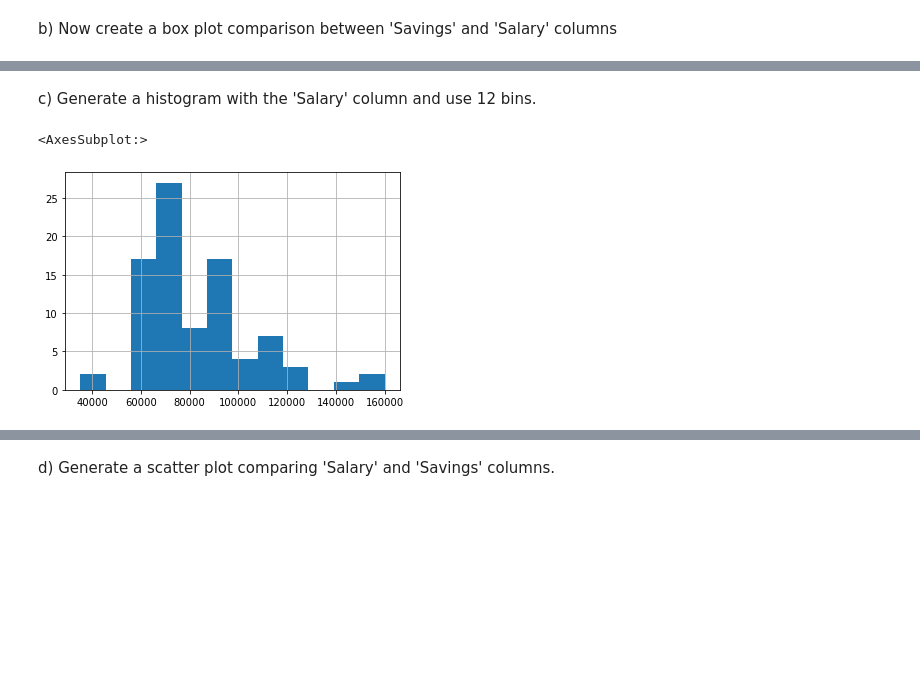
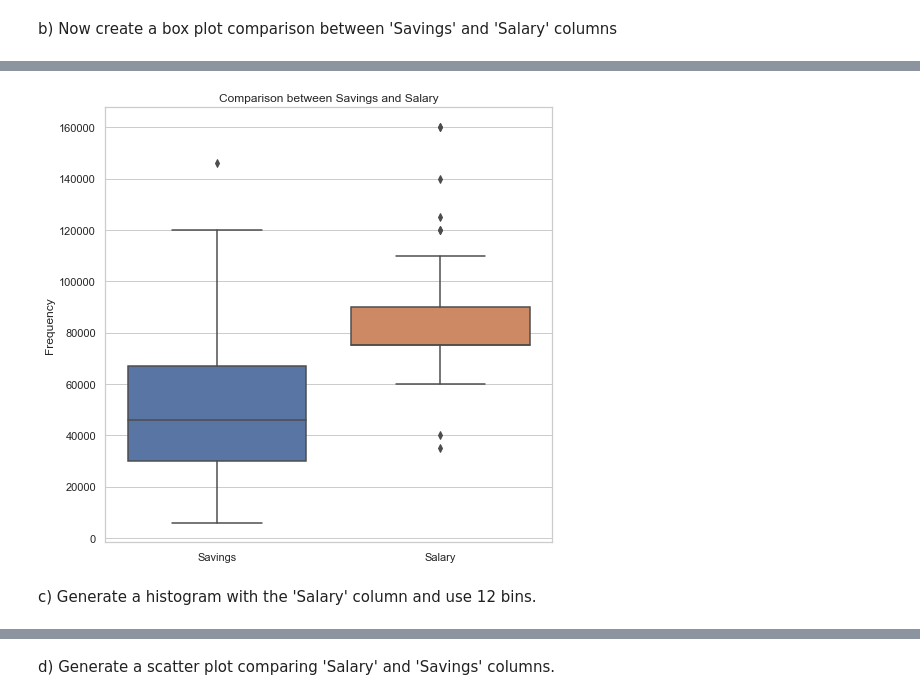
Before and after one commit to clarenochieng/ADS-Assignment-1, a Jupyter notebook: Pandas Assignment.ipynb, the cells around one changed output, grey strips where cells are left out. Saved outputs shown, nothing was run; the diff lists cells and outputs as text; code cells hidden in the pictures; blank space fills up the shorter version.

```diff
--- a/Pandas Assignment.ipynb
+++ b/Pandas Assignment.ipynb
@@ -219,8 +228,12 @@ alumni.boxplot(column=["Savings", "Salary"])
+# %%
+#b) (1)
+plt.figure(figsize=(8, 8))
+sns.set_theme(style="whitegrid")
+sns.boxplot(data=alumni, order=["Savings", "Salary"])
+plt.title('Comparison between Savings and Salary')
+plt.ylabel('Frequency', fontsize=12)
+plt.show()
+# %% [output]
+[figure, added]
 # %% [markdown]
 c) Generate a histogram with the 'Salary' column and use 12 bins.
-# %%
-#c) (1)
-alumni["Salary"].hist(bins = 12)
-# %% [output]
-<AxesSubplot:>
-[figure, removed]
```
Also changed, not shown: parts of 8 cells of this notebook.
